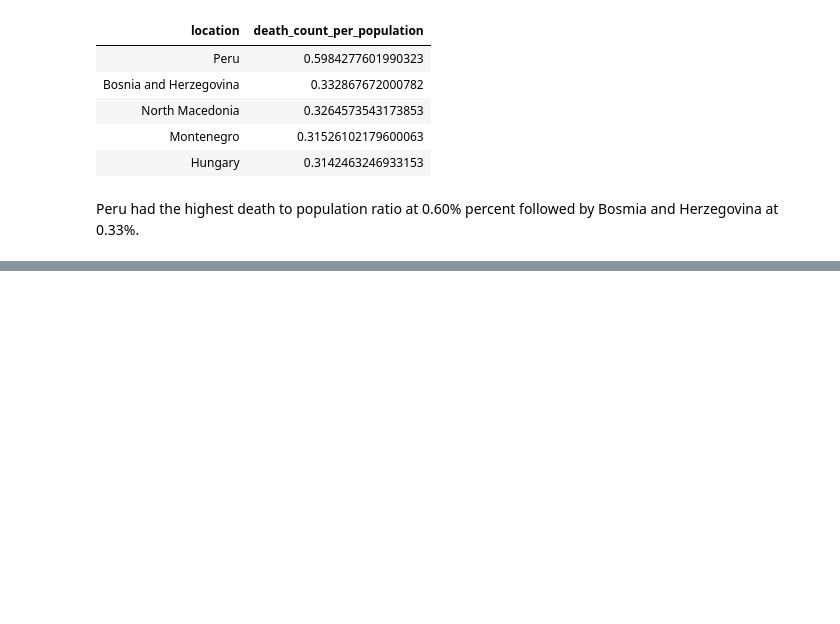
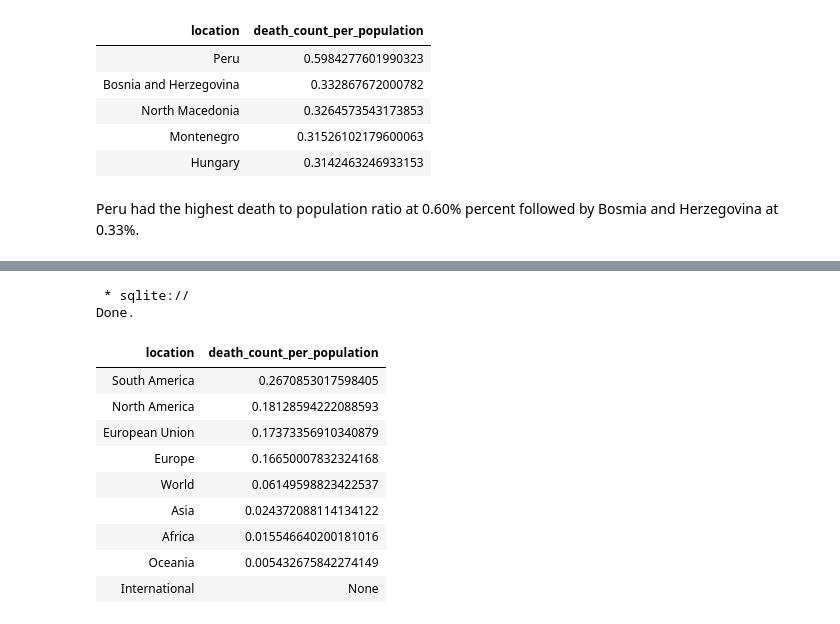
Before and after one commit to MaureenGatu/Data-Analysis, a Jupyter notebook: Global_data_on_confirmed_COVID_19_deaths.ipynb, the cells around one changed output, grey strips where cells are left out. Cells and saved outputs as stored; diff of their text form; code cells hidden in the pictures; blank space fills up the shorter version.

```diff
--- a/Global_data_on_confirmed_COVID_19_deaths.ipynb
+++ b/Global_data_on_confirmed_COVID_19_deaths.ipynb
@@ -219,0 +265,24 @@ Peru had the highest death to population ratio at 0.60% percent followed by Bosm
+# %%
+%%sql
+-- Continent wide death count per population
+SELECT location, MAX((total_deaths/population))*100 as death_count_per_population
+FROM covid_deaths
+-- To exclude data that was aggregated per continent
+WHERE continent IS  NULL
+--Group by location to get highest per country
+GROUP BY location
+--Order in descending order of the highest death count per location
+ORDER BY 2 desc;
+# %% [output]
+ * sqlite://
+Done.
+| location | death_count_per_population |
+| South America | 0.2670853017598405 |
+| North America | 0.18128594222088593 |
+| European Union | 0.17373356910340879 |
+| Europe | 0.16650007832324168 |
+| World | 0.06149598823422537 |
+| Asia | 0.024372088114134122 |
+| Africa | 0.015546640200181016 |
+| Oceania | 0.005432675842274149 |
+| International | None |
```
Also changed, not shown: parts of 30 cells of this notebook.
